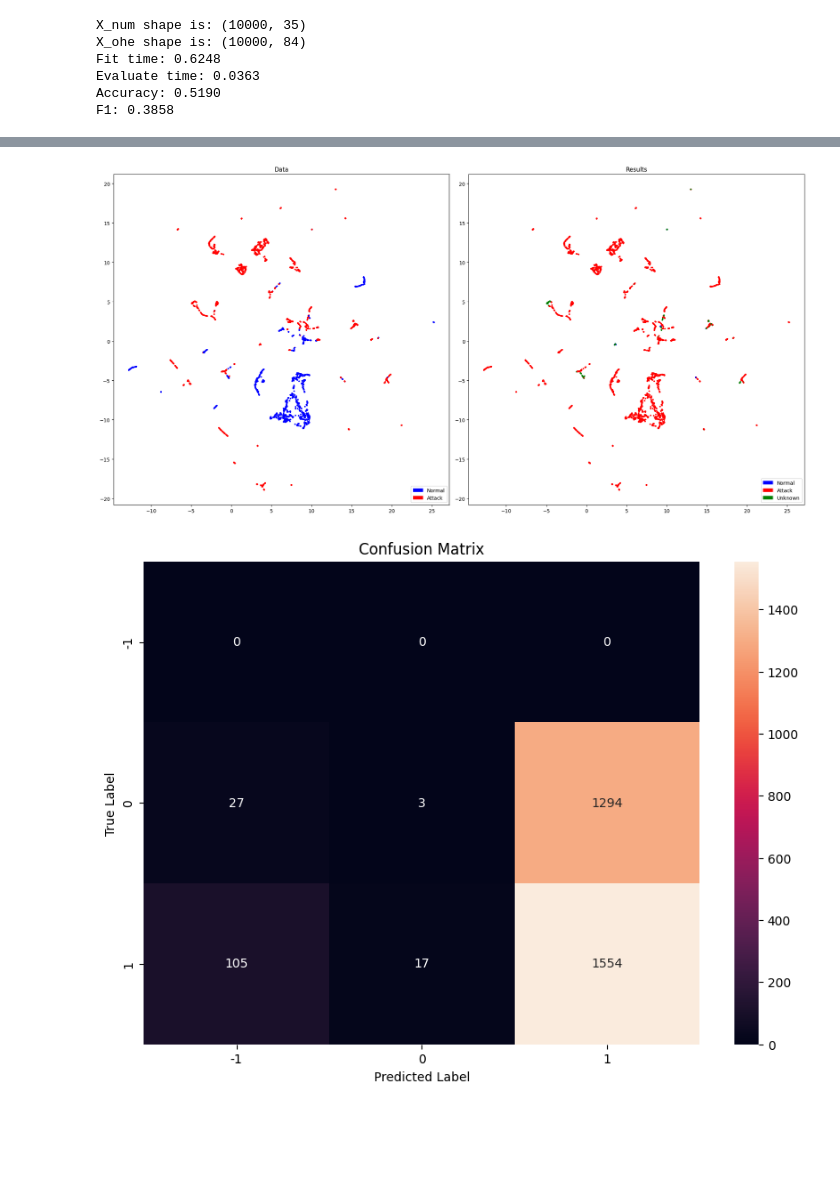
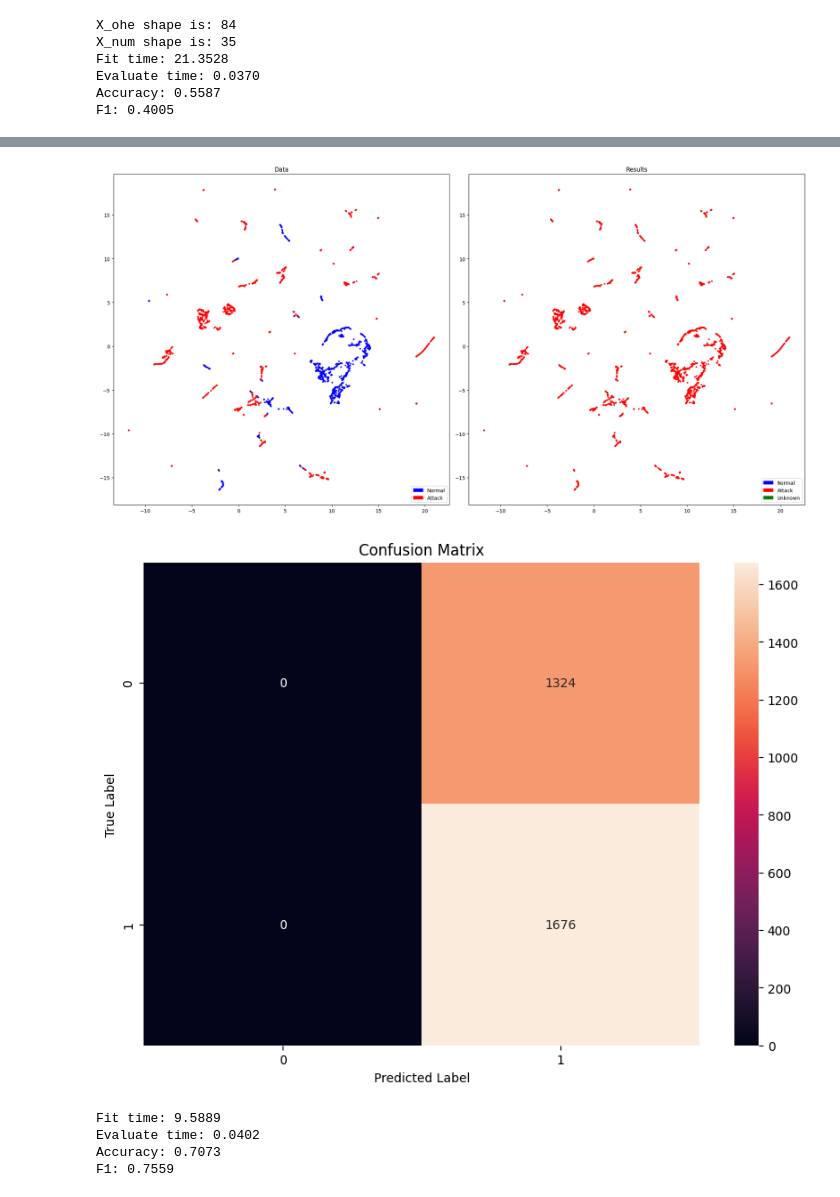
Before and after one commit to Sugata10723/IDS_IoT, a Jupyter notebook: main.ipynb, the cells around one changed output, grey strips where cells are left out. Cells and saved outputs as stored; diff of their text form; code cells hidden in the pictures; blank space fills up the shorter version.

```diff
--- a/main.ipynb
+++ b/main.ipynb
@@ -35,14 +20,13 @@ F1: 0.3213
 dataset = Dataset_NSL_KDD(10000)
 X_train, X_test, y_train, y_test, config = dataset.get_data()
 exp = Experiment(X_train, X_test, y_train, y_test, config)
-exp.run(k=100000, n_fi=10, n_pca=20)
-#exp.k_run(min_k=100, max_k=1000, dif=100, n_fi=10, n_pca=100)
-#exp.grid_run(k=100000, dif=10)
-#exp.n_fi_run(k=1200, dif=10)
+exp.run_noFS(k=500)
+exp.run_hybrid(k=500, n_fi=10, n_pca=10)
+exp.run_var(k=500)
 # %% [output]
-X_num shape is: (10000, 35)
-X_ohe shape is: (10000, 84)
-Fit time: 0.6248
-Evaluate time: 0.0363
-Accuracy: 0.5190
-F1: 0.3858
+X_ohe shape is: 84
+X_num shape is: 35
+Fit time: 21.3528
+Evaluate time: 0.0370
+Accuracy: 0.5587
+F1: 0.4005
@@ -50,2 +34,6 @@ F1: 0.3858
-[figure, old version]
+[figure, new version]
-[figure, old version]
+[figure, new version]
+Fit time: 9.5889
+Evaluate time: 0.0402
+Accuracy: 0.7073
+F1: 0.7559
```
Also changed, not shown: parts of 5 cells of this notebook, 3 other files.
